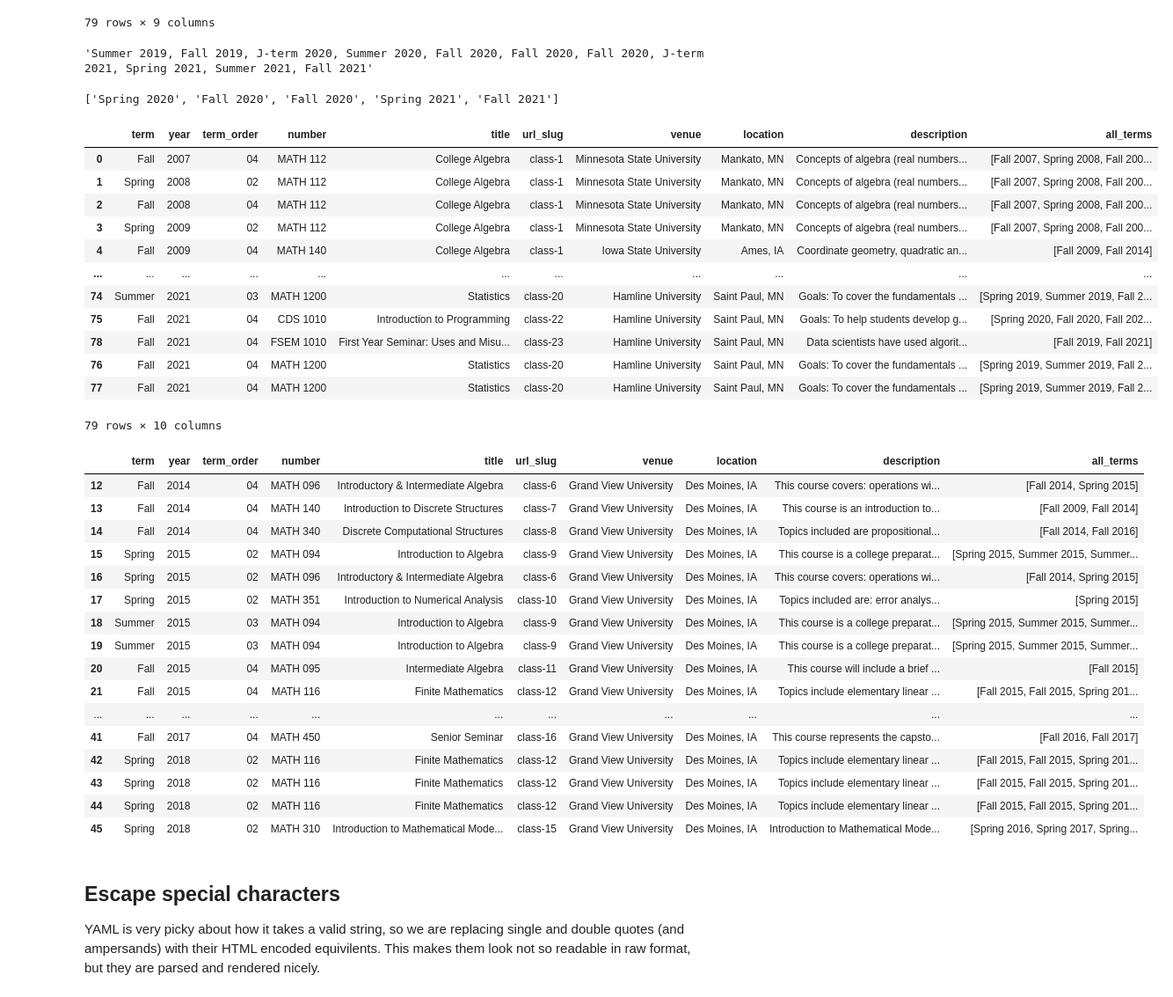
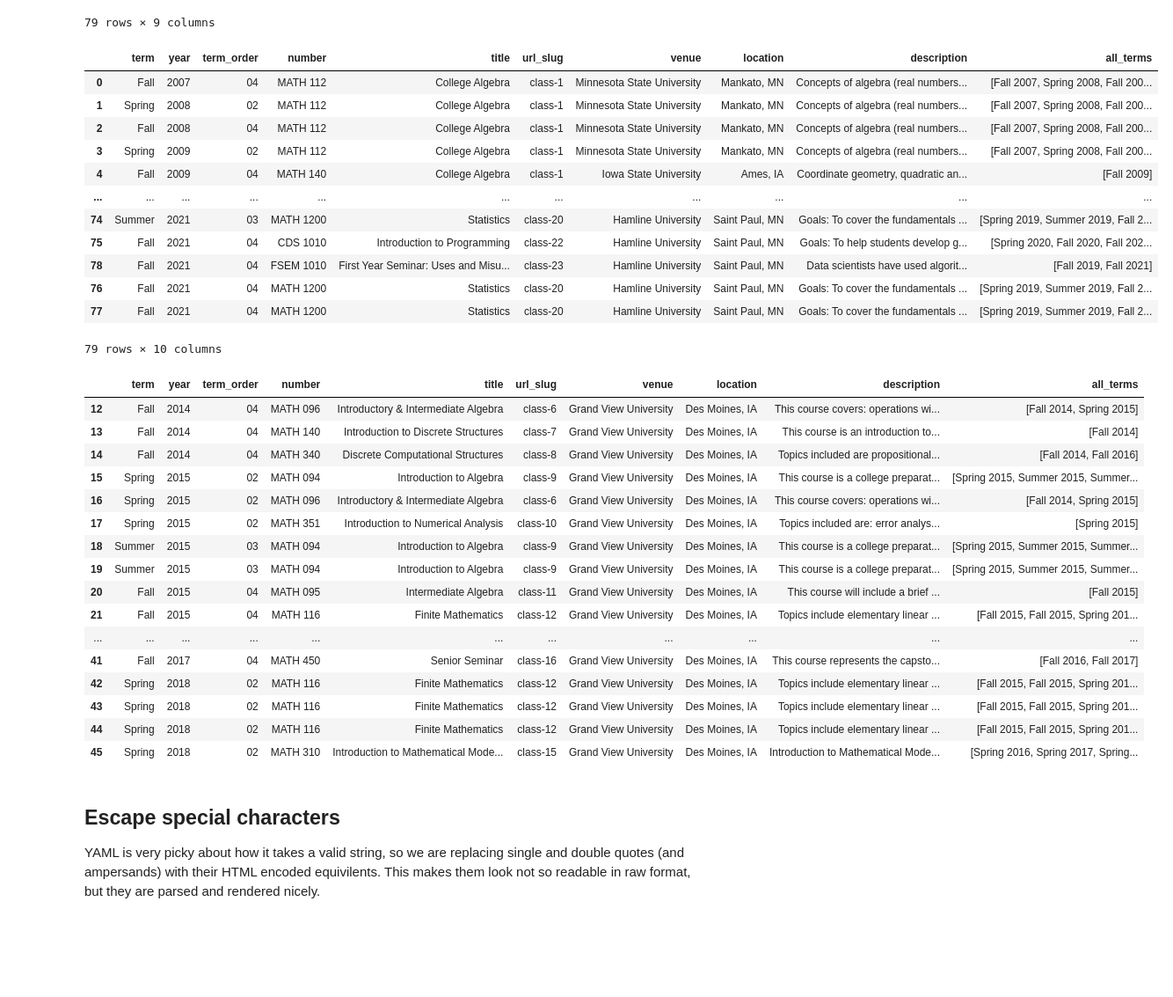
Before and after one commit to cerickson30/cerickson.github.io, a Jupyter notebook: markdown_generator/teaching.ipynb, the cells around one changed output. Shown at 88% size. Drawn from its saved outputs; the diff is of its cells as text; code cells hidden in the pictures; blank space fills up the shorter version.

Commit message:
fix teaching.ipynb to separate GV Math 140 and MSU Math 140 semesters

```diff
--- a/markdown_generator/teaching.ipynb
+++ b/markdown_generator/teaching.ipynb
@@ -114,30 +114,22 @@ teaching
 # %%
 teaching.sort_values(by=['year', 'term_order', 'number'], axis=0, inplace=True)
 # %%
-def find_all_terms(course_number):
+def find_all_terms(course_number, venue):
     term_list = []
-    for row, item in teaching.loc[teaching.number == course_number].iterrows():
+    for row, item in teaching.loc[(teaching.number == course_number) & (teaching.venue == venue)].iterrows():
         term_list.append(f'{item.term} {item.year}')
 
     return term_list
-# %%
-', '.join(find_all_terms('MATH 1200')[1:-1])
-# %% [output]
-'Summer 2019, Fall 2019, J-term 2020, Summer 2020, Fall 2020, Fall 2020, Fall 2020, J-term 2021, Spring 2021, Summer 2021, Fall 2021'
-# %%
-find_all_terms('CDS 1010')
-# %% [output]
-['Spring 2020', 'Fall 2020', 'Fall 2020', 'Spring 2021', 'Fall 2021']
 # %%
-teaching['all_terms'] = teaching.apply(lambda row: find_all_terms(row.number), axis=1)
+teaching['all_terms'] = teaching.apply(lambda row: find_all_terms(row.number, row.venue), axis=1)
 teaching
 # %% [output]
 |  | term | year | term_order | number | title | url_slug | venue | location | description | all_terms |
 | 0 | Fall | 2007 | 04 | MATH 112 | College Algebra | class-1 | Minnesota State University | Mankato, MN | Concepts of algebra (real numbers... | [Fall 2007, Spring 2008, Fall 200... |
 | 1 | Spring | 2008 | 02 | MATH 112 | College Algebra | class-1 | Minnesota State University | Mankato, MN | Concepts of algebra (real numbers... | [Fall 2007, Spring 2008, Fall 200... |
 | 2 | Fall | 2008 | 04 | MATH 112 | College Algebra | class-1 | Minnesota State University | Mankato, MN | Concepts of algebra (real numbers... | [Fall 2007, Spring 2008, Fall 200... |
 | 3 | Spring | 2009 | 02 | MATH 112 | College Algebra | class-1 | Minnesota State University | Mankato, MN | Concepts of algebra (real numbers... | [Fall 2007, Spring 2008, Fall 200... |
-| 4 | Fall | 2009 | 04 | MATH 140 | College Algebra | class-1 | Iowa State University | Ames, IA | Coordinate geometry, quadratic an... | [Fall 2009, Fall 2014] |
+| 4 | Fall | 2009 | 04 | MATH 140 | College Algebra | class-1 | Iowa State University | Ames, IA | Coordinate geometry, quadratic an... | [Fall 2009] |
 | ... | ... | ... | ... | ... | ... | ... | ... | ... | ... | ... |
 | 74 | Summer | 2021 | 03 | MATH 1200 | Statistics | class-20 | Hamline University | Saint Paul, MN | Goals: To cover the fundamentals ... | [Spring 2019, Summer 2019, Fall 2... |
 | 75 | Fall | 2021 | 04 | CDS 1010 | Introduction to Programming | class-22 | Hamline University | Saint Paul, MN | Goals: To help students develop g... | [Spring 2020, Fall 2020, Fall 202... |
@@ -150,7 +142,7 @@ teaching.loc[teaching.venue == 'Grand View University']
 # %% [output]
 |  | term | year | term_order | number | title | url_slug | venue | location | description | all_terms |
 | 12 | Fall | 2014 | 04 | MATH 096 | Introductory & Intermediate Algebra | class-6 | Grand View University | Des Moines, IA | This course covers: operations wi... | [Fall 2014, Spring 2015] |
-| 13 | Fall | 2014 | 04 | MATH 140 | Introduction to Discrete Structures | class-7 | Grand View University | Des Moines, IA | This course is an introduction to... | [Fall 2009, Fall 2014] |
+| 13 | Fall | 2014 | 04 | MATH 140 | Introduction to Discrete Structures | class-7 | Grand View University | Des Moines, IA | This course is an introduction to... | [Fall 2014] |
 | 14 | Fall | 2014 | 04 | MATH 340 | Discrete Computational Structures | class-8 | Grand View University | Des Moines, IA | Topics included are propositional... | [Fall 2014, Fall 2016] |
 | 15 | Spring | 2015 | 02 | MATH 094 | Introduction to Algebra | class-9 | Grand View University | Des Moines, IA | This course is a college preparat... | [Spring 2015, Summer 2015, Summer... |
 | 16 | Spring | 2015 | 02 | MATH 096 | Introductory & Intermediate Algebra | class-6 | Grand View University | Des Moines, IA | This course covers: operations wi... | [Fall 2014, Spring 2015] |
```
Also changed, not shown: parts of 2 cells of this notebook, 2 other files.
